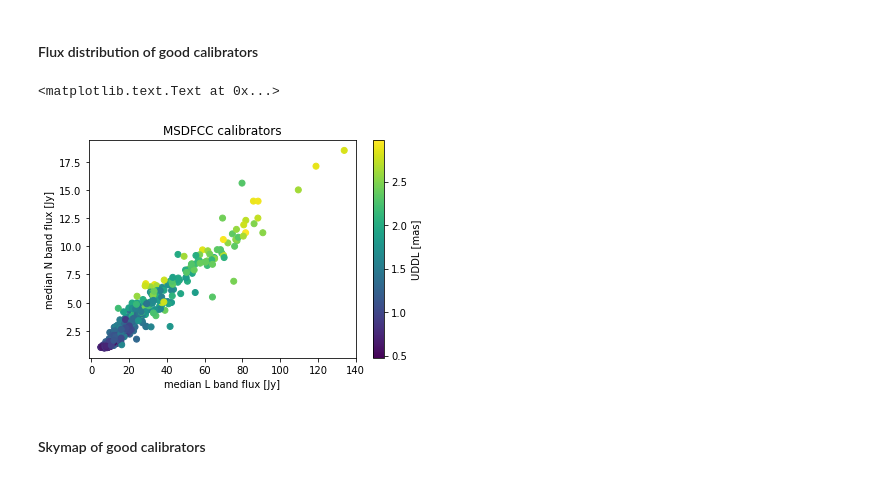
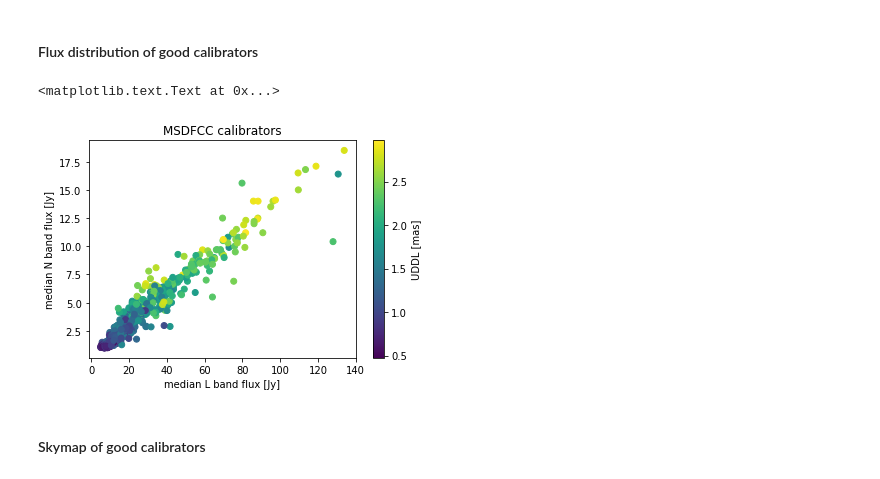
Before and after one commit to Matisse-Consortium/tools, a Jupyter notebook: contrib/leo/MATISSE_calibrators.ipynb, the cells around one changed output. Cells and saved outputs as stored; diff of their text form; code cells hidden in the pictures.

```diff
--- a/contrib/leo/MATISSE_calibrators.ipynb
+++ b/contrib/leo/MATISSE_calibrators.ipynb
@@ -94,15 +94,15 @@ There remain 917 calibrators in the southern hemisphere
 # %% [markdown]
 #### Flux distribution of good calibrators
 # %%
-plt.scatter(cal_db_plot["median_L"],cal_db_plot["median_N"],c=cal_db_plot["UDDL_est"])
+plt.scatter(cal_db["median_L"],cal_db["median_N"],c=cal_db["UDDL_est"])
 plt.xlabel("median L band flux [Jy]")
 plt.ylabel("median N band flux [Jy]")
 titlestring="MSDFCC calibrators"
 plt.colorbar(label="UDDL [mas]")
 plt.title(titlestring)
 # %% [output]
 <matplotlib.text.Text at 0x...>
-[figure, old version]
+[figure, new version]
 # %% [markdown]
 #### Skymap of good calibrators
 # %%
```
Also changed, not shown: parts of 7 cells of this notebook, 3 other files.
